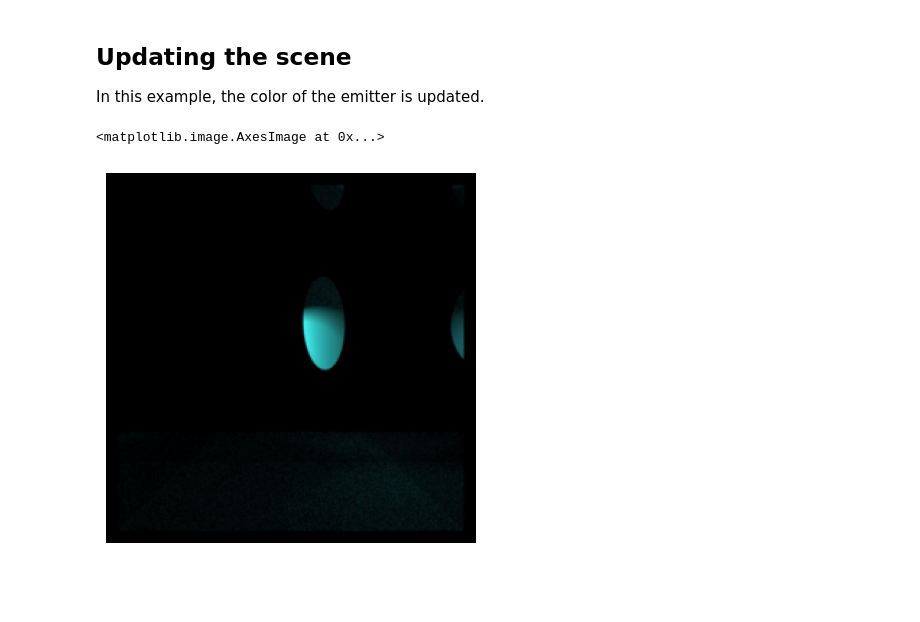
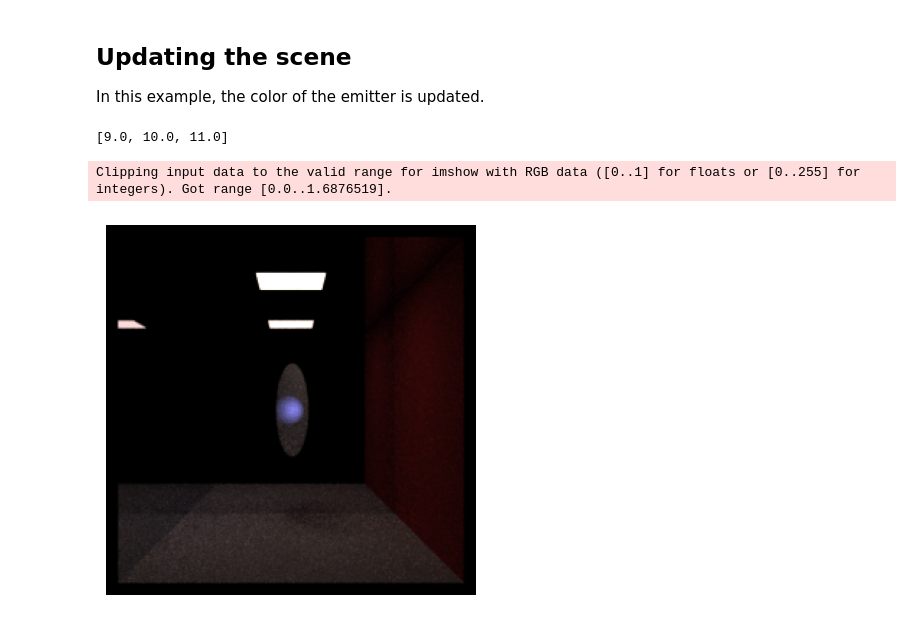
Before and after one commit to BNLNPPS/esi-mitsuba-sandbox, a Jupyter notebook: notebooks/mitsuba_emitter_1.ipynb, the cells around one changed output. Drawn from its saved outputs; the diff is of its cells as text; code cells hidden in the pictures; blank space fills up the shorter version.

Commit message:
Updated the XML with different source angle, added editing scene in Python.

```diff
--- a/notebooks/mitsuba_emitter_1.ipynb
+++ b/notebooks/mitsuba_emitter_1.ipynb
@@ -45,16 +46,28 @@ plt.imshow(img1 ** (1.0 / 1.7))
 
 In this example, the color of the emitter is updated.
 # %%
-scene   = mi.load_file("../scenes/diskbox.xml")
-params  = mi.traverse(scene)
+scene  = mi.load_file("../scenes/diskbox.xml")
+params = mi.traverse(scene)
 # print(params)
-#print(params["SpotLight.intensity.value"])
+print(params["xxx.intensity.value"])
 
-params['SpotLight.intensity.value'] = [1., 10., 10.]
-params.update();
+params["xxx.intensity.value"] = [5.0 ,5.0 , 15.0]
+
+params.update()
 img1    = mi.render(scene, spp=128)
 plt.axis("off")
 plt.imshow(img1 ** (1.0 / 1.7))
+
+#print(scene.emitters())
+
+
+
+# print(em.intensity)
+# print(em.to_world)
+def dump(obj):
+  for attr in dir(obj):
+    print("obj.%s = %r" % (attr, getattr(obj, attr)))
 # %% [output]
-<matplotlib.image.AxesImage at 0x...>
+[9.0, 10.0, 11.0]
+Clipping input data to the valid range for imshow with RGB data ([0..1] for floats or [0..255] for integers). Got range [0.0..1.6876519].
-[figure, old version]
+[figure, new version]
```
Also changed, not shown: parts of 4 cells of this notebook, 1 other file.
